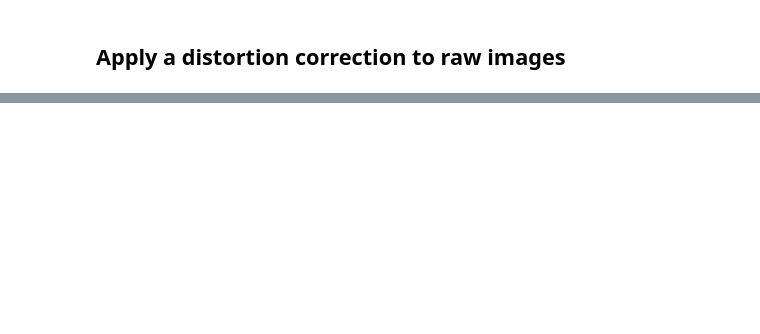
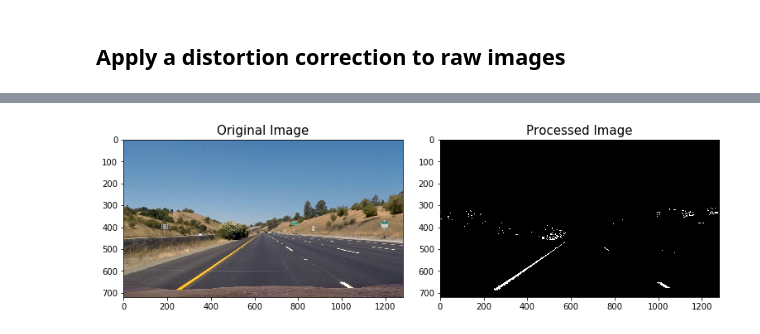
Before and after one commit to taikione/CarND-Advanced-Lane-Lines, a Jupyter notebook: AdvancedLaneLines.ipynb, the cells around one changed output, grey strips where cells are left out. Saved outputs shown, nothing was run; the diff lists cells and outputs as text; code cells hidden in the pictures; blank space fills up the shorter version.

```diff
--- a/AdvancedLaneLines.ipynb
+++ b/AdvancedLaneLines.ipynb
@@ -77,0 +143,6 @@ check_undistorted_function(image, objpoints, imgpoints)
+# %%
+image = mpimg.imread('test_images/straight_lines1.jpg')
+processed = get_color_threshold_binary_image(image, thresh=(170, 255))
+show_processed_images(image, processed)
+# %% [output]
+[figure, added]
```
Also changed, not shown: parts of 10 cells of this notebook.
